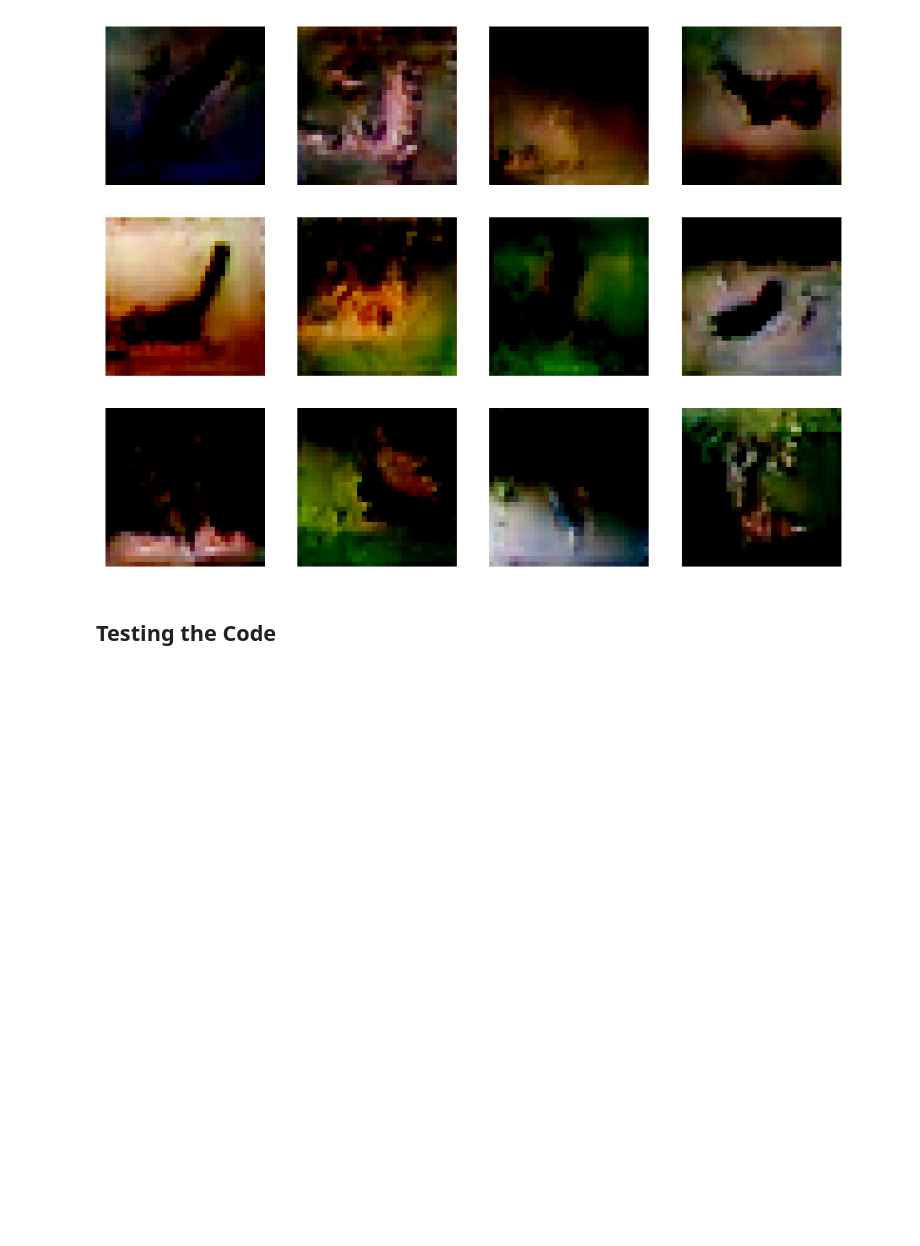
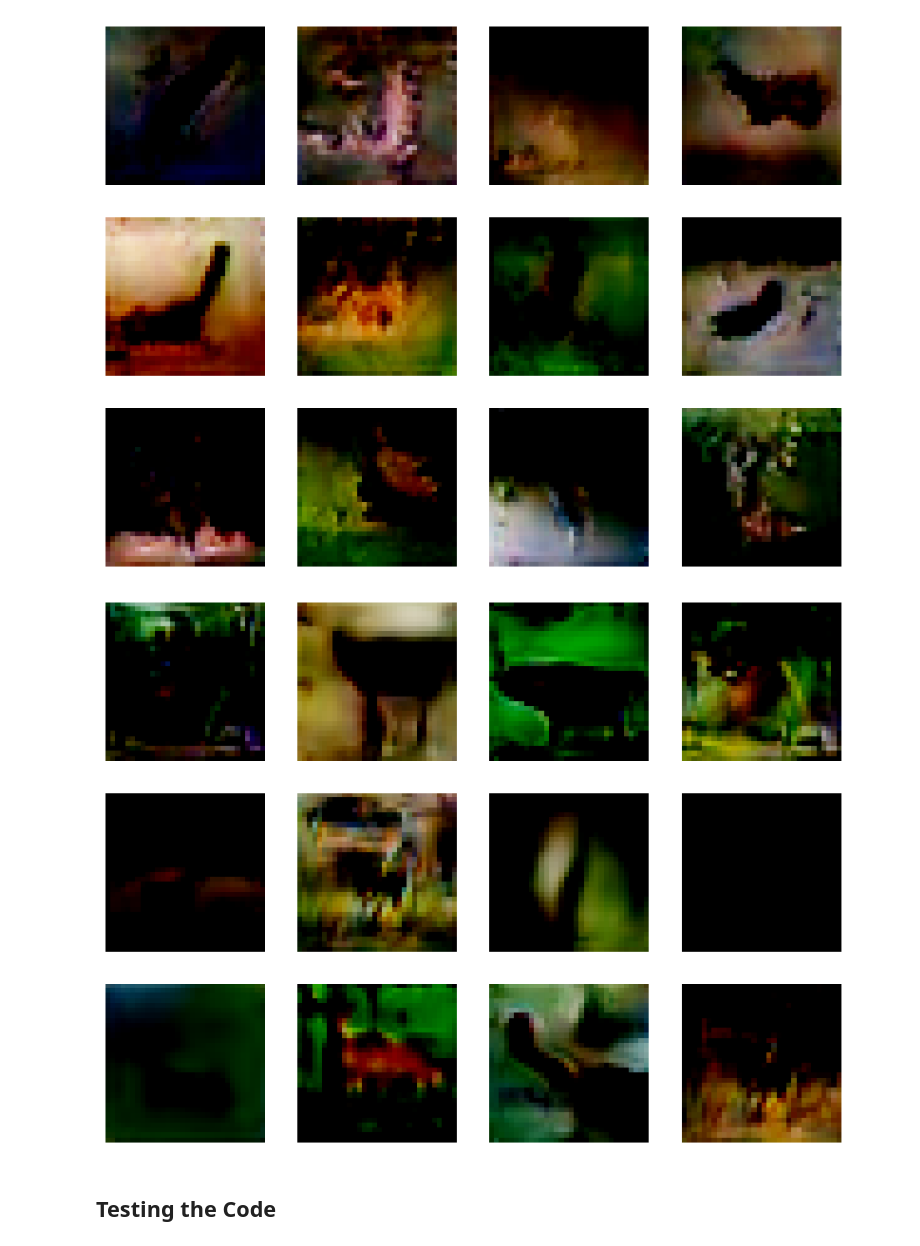
Before and after one commit to zseda/From-Duplication-to-Diversification-GANs, a Jupyter notebook: metric_notebook.ipynb, the cells around one changed output. Saved outputs shown, nothing was run; the diff lists cells and outputs as text; code cells hidden in the pictures; blank space fills up the shorter version.

```diff
--- a/metric_notebook.ipynb
+++ b/metric_notebook.ipynb
@@ -16,6 +16,7 @@ directory_real= "CIFAR10_class4_training"
 directory_augmented = "CIFAR10_class4_augmented"
 directory_vanilla_gan = "CIFAR10_class4_vanilla_gan_generated"
 directory_custom_gan = "CIFAR10_class4_customgan_generated"
+directory_custom_gan_1000epochs = "CIFAR10_class4_customgan_generated_1000epoch"
 # %%
 def load_images_as_tensors(directory, sample_size=500):
     # Check if the directory exists
@@ -70,3 +71,6 @@ customgan_image_tensors = load_images_as_tensors(directory_custom_gan)
 customgan_image_tensors.shape
 # %% [output]
 torch.Size([500, 3, 32, 32])
+# %%
+customgan1000_image_tensors = load_images_as_tensors(directory_custom_gan_1000epochs)
+customgan1000_image_tensors.shape
@@ -95,6 +106,10 @@ show_imgs(vanillagan_image_tensors[:12])
 show_imgs(customgan_image_tensors[:12])
 # %% [output]
 [figure]
+# %%
+show_imgs(customgan1000_image_tensors[:12])
+# %% [output]
+[figure, added]
 # %%
 high_std_array = np.random.normal(loc=0.0, scale=10.0, size=(100, 3, 32, 32))
 low_std_array = np.random.normal(loc=0.0, scale=0.1, size=(100, 3, 32, 32))
```
Also changed, not shown: parts of 6 cells of this notebook.
